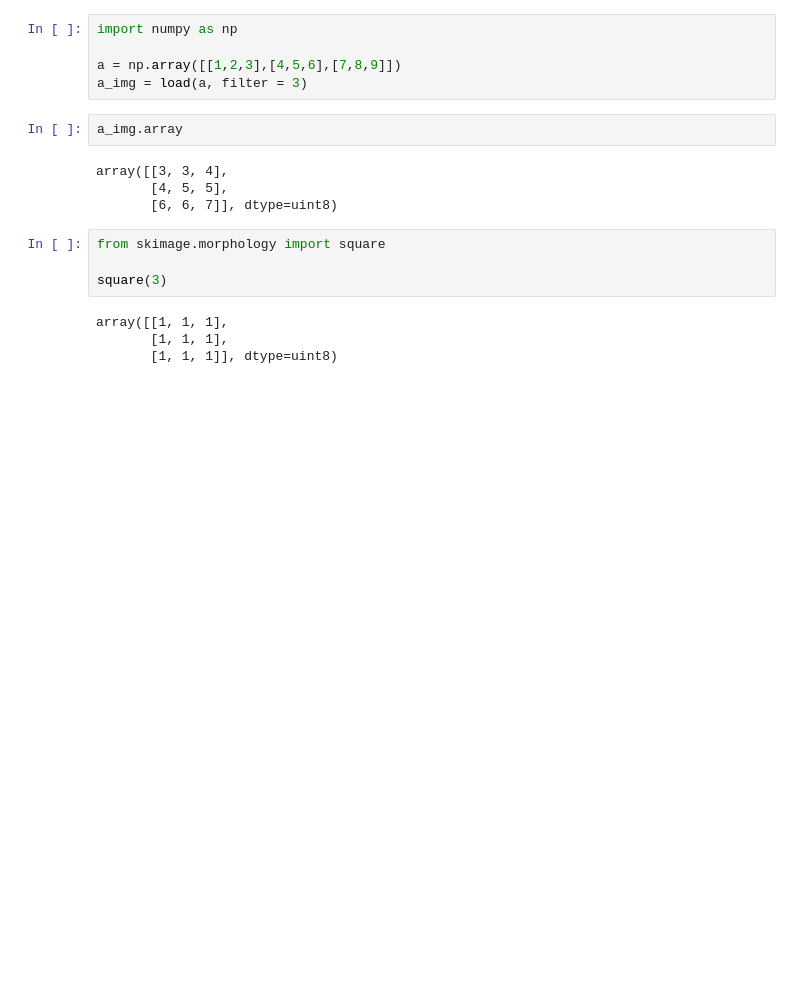
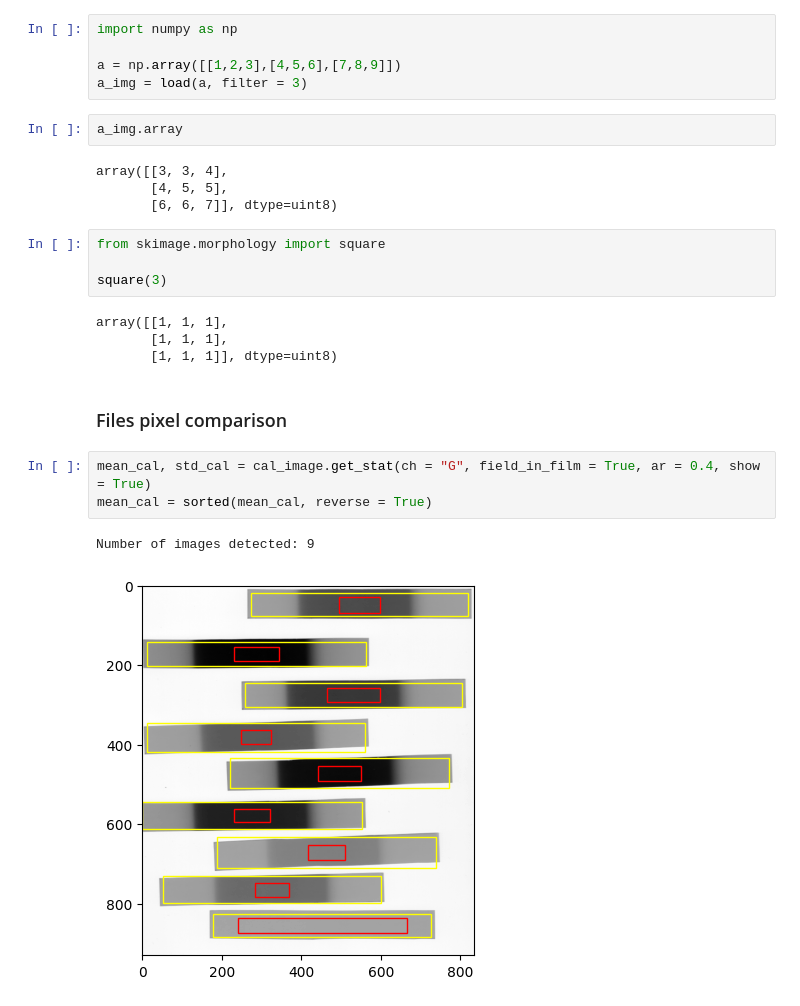
Before and after one commit to LuisOlivaresJ/Dosepy, a Jupyter notebook: src/Dosepy/tools/film_to_dose.ipynb, the cells around one changed output. Cells and saved outputs as stored; diff of their text form; blank space fills up the shorter version.

```diff
--- a/src/Dosepy/tools/film_to_dose.ipynb
+++ b/src/Dosepy/tools/film_to_dose.ipynb
@@ -254,3 +254,11 @@ square(3)
 array([[1, 1, 1],
        [1, 1, 1],
        [1, 1, 1]], dtype=uint8)
+# %% [markdown]
+### Files pixel comparison
+# %%
+mean_cal, std_cal = cal_image.get_stat(ch = "G", field_in_film = True, ar = 0.4, show = True)
+mean_cal = sorted(mean_cal, reverse = True)
+# %% [output]
+Number of images detected: 9
+[figure, added]
```
Also changed, not shown: parts of 3 cells of this notebook, 3 other files.
